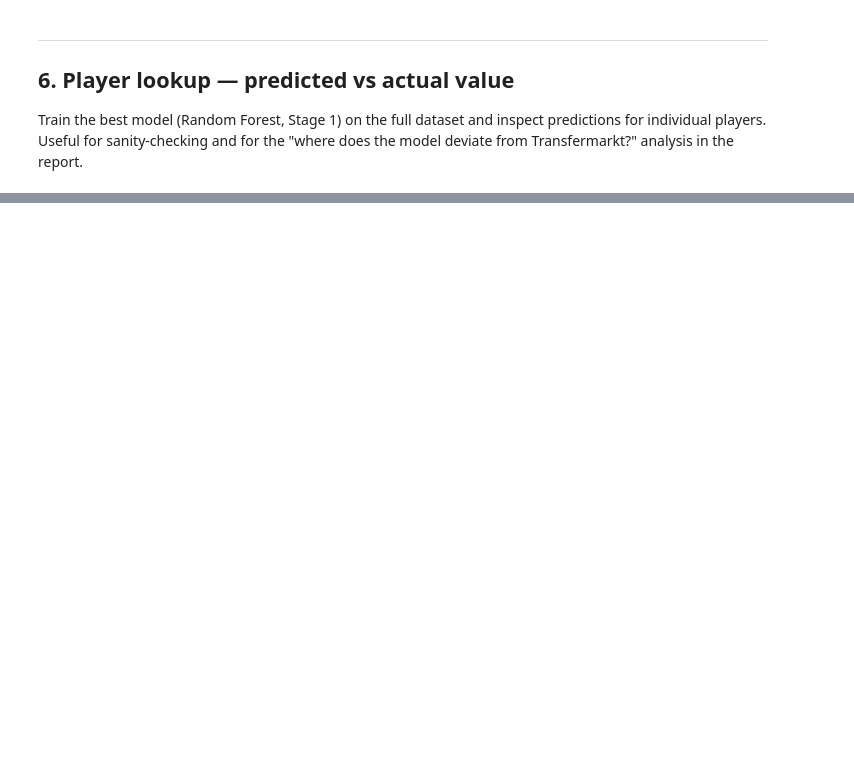
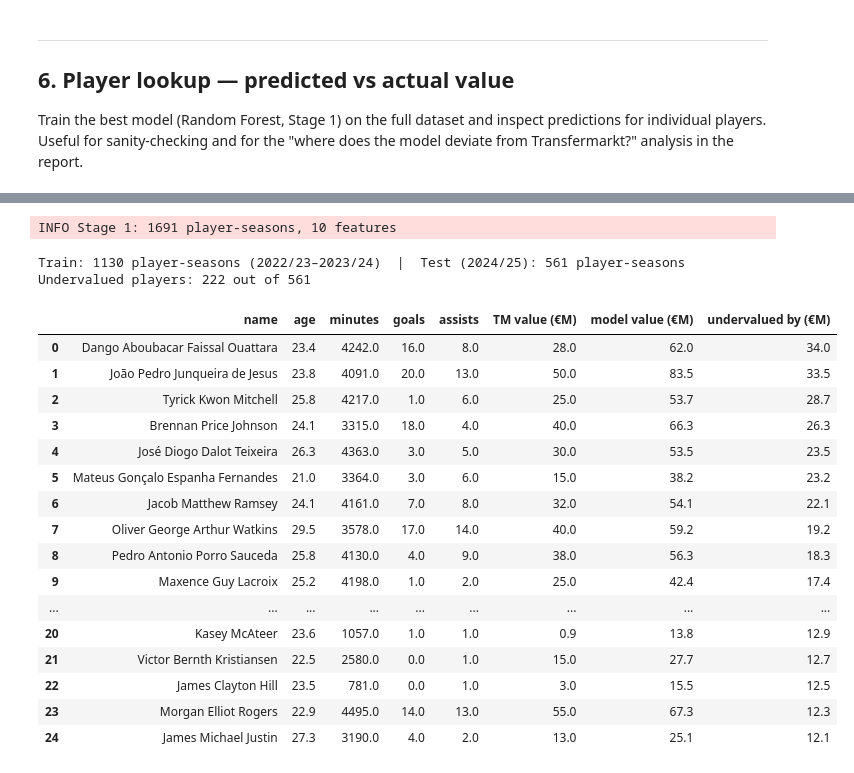
Before and after one commit to DennisJohansson423/football-market-value-prediction, a Jupyter notebook: notebooks/analysis.ipynb, the cells around one changed output, grey strips where cells are left out. Saved outputs shown, nothing was run; the diff lists cells and outputs as text; code cells hidden in the pictures; blank space fills up the shorter version.

```diff
--- a/notebooks/analysis.ipynb
+++ b/notebooks/analysis.ipynb
@@ -406,0 +597,68 @@ result
+# %%
+from sklearn.ensemble import RandomForestRegressor
+from src.models import _DROP_COLS
+from src.features import build_stage1
+
+# Build features for all seasons
+s1_all = build_stage1(joined)
+feature_cols = [c for c in s1_all.columns if c not in _DROP_COLS]
+
+# Train on 2022/23 + 2023/24, predict on 2024/25 (the most recent completed season)
+train = s1_all[s1_all['season'] < 2024]
+test  = s1_all[s1_all['season'] == 2024]
+
+rf_prod = RandomForestRegressor(n_estimators=200, max_depth=8, min_samples_leaf=3,
+                                random_state=42, n_jobs=-1)
+rf_prod.fit(train[feature_cols].fillna(0).values, train['log_market_value'].values)
+
+# Predict on 2024/25 stats
+test = test.copy()
+test['predicted_log'] = rf_prod.predict(test[feature_cols].fillna(0).values)
+test['predicted_eur'] = test['predicted_log'].apply(lambda x: round(np.expm1(x) / 1e6, 1))
+test['actual_eur']    = (test['market_value_in_eur'] / 1e6).round(1)
+test['gap_eur']       = (test['predicted_eur'] - test['actual_eur']).round(1)
+
+# Attach player names
+names = joined[['api_player_id','season','firstname','lastname']].drop_duplicates(['api_player_id','season'])
+test = test.merge(names, on=['api_player_id','season'], how='left')
+test['name'] = test['firstname'].fillna('') + ' ' + test['lastname'].fillna('')
+
+print(f"Train: {len(train)} player-seasons (2022/23–2023/24)  |  Test (2024/25): {len(test)} player-seasons")
+
+# Undervalued: model > TM
+undervalued = (
+    test[test['gap_eur'] > 0]
+    .sort_values('gap_eur', ascending=False)
+    [['name', 'age', 'minutes', 'goals', 'assists',
+      'actual_eur', 'predicted_eur', 'gap_eur']]
+    .rename(columns={
+        'actual_eur': 'TM value (€M)',
+        'predicted_eur': 'model value (€M)',
+        'gap_eur': 'undervalued by (€M)',
+    })
+    .reset_index(drop=True)
+)
+
+print(f"Undervalued players: {len(undervalued)} out of {len(test)}")
+undervalued.head(25)
+# %% [output]
+INFO Stage 1: 1691 player-seasons, 10 features
+Train: 1130 player-seasons (2022/23–2023/24)  |  Test (2024/25): 561 player-seasons
+Undervalued players: 222 out of 561
+|  | name | age | minutes | goals | assists | TM value (€M) | model value (€M) | undervalued by (€M) |
+| 0 | Dango Aboubacar Faissal Ouattara | 23.4 | 4242.0 | 16.0 | 8.0 | 28.0 | 62.0 | 34.0 |
+| 1 | João Pedro Junqueira de Jesus | 23.8 | 4091.0 | 20.0 | 13.0 | 50.0 | 83.5 | 33.5 |
+| 2 | Tyrick Kwon Mitchell | 25.8 | 4217.0 | 1.0 | 6.0 | 25.0 | 53.7 | 28.7 |
+| 3 | Brennan Price Johnson | 24.1 | 3315.0 | 18.0 | 4.0 | 40.0 | 66.3 | 26.3 |
+| 4 | José Diogo Dalot Teixeira | 26.3 | 4363.0 | 3.0 | 5.0 | 30.0 | 53.5 | 23.5 |
+| 5 | Mateus Gonçalo Espanha Fernandes | 21.0 | 3364.0 | 3.0 | 6.0 | 15.0 | 38.2 | 23.2 |
+| 6 | Jacob Matthew Ramsey | 24.1 | 4161.0 | 7.0 | 8.0 | 32.0 | 54.1 | 22.1 |
+| 7 | Oliver George Arthur Watkins | 29.5 | 3578.0 | 17.0 | 14.0 | 40.0 | 59.2 | 19.2 |
+| 8 | Pedro Antonio Porro Sauceda | 25.8 | 4130.0 | 4.0 | 9.0 | 38.0 | 56.3 | 18.3 |
+| 9 | Maxence Guy Lacroix | 25.2 | 4198.0 | 1.0 | 2.0 | 25.0 | 42.4 | 17.4 |
+| ... | ... | ... | ... | ... | ... | ... | ... | ... |
+| 20 | Kasey McAteer | 23.6 | 1057.0 | 1.0 | 1.0 | 0.9 | 13.8 | 12.9 |
+| 21 | Victor Bernth Kristiansen | 22.5 | 2580.0 | 0.0 | 1.0 | 15.0 | 27.7 | 12.7 |
+| 22 | James Clayton Hill | 23.5 | 781.0 | 0.0 | 1.0 | 3.0 | 15.5 | 12.5 |
+| 23 | Morgan Elliot Rogers | 22.9 | 4495.0 | 14.0 | 13.0 | 55.0 | 67.3 | 12.3 |
+| 24 | James Michael Justin | 27.3 | 3190.0 | 4.0 | 2.0 | 13.0 | 25.1 | 12.1 |
```
Also changed, not shown: parts of 24 cells of this notebook, 4 other files.
